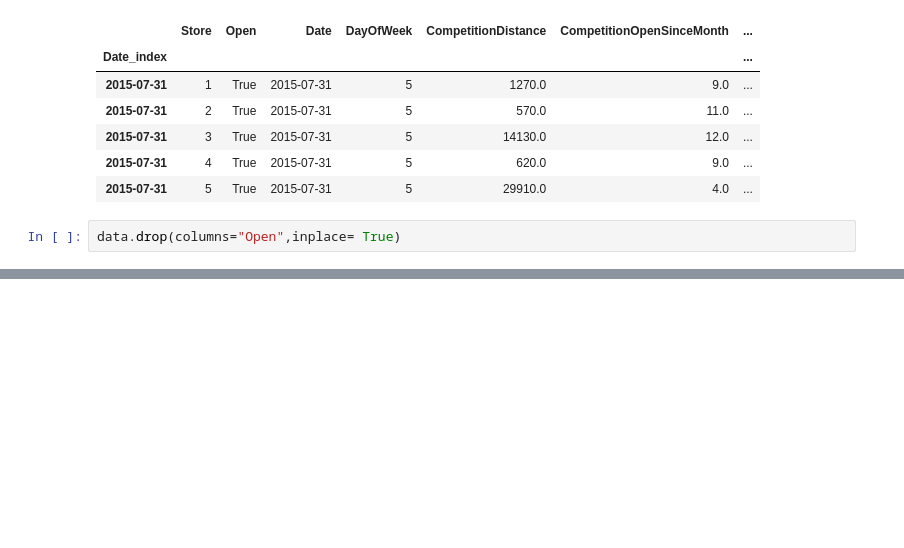
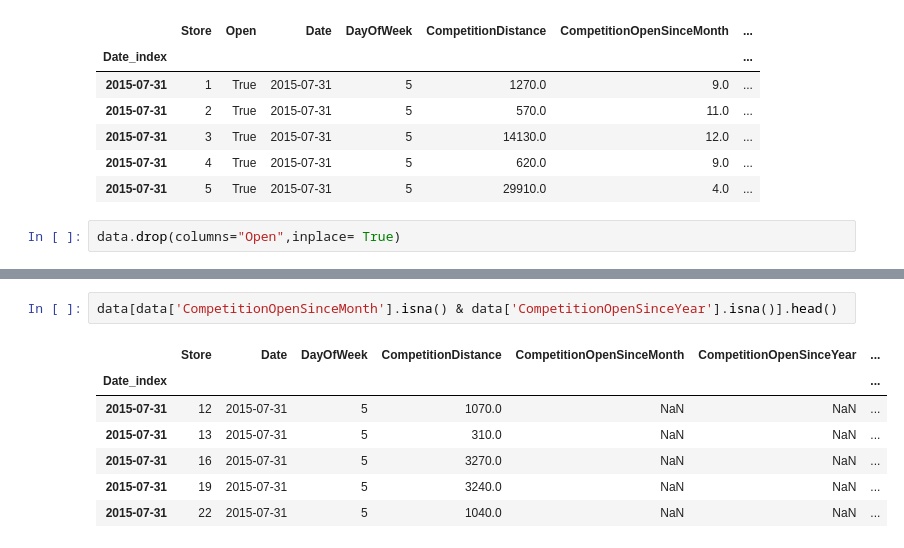
Before and after one commit to AhmedMagdy-GH/sales-forecasting-optimization, a Jupyter notebook: Notebooks/Preprocessing/03_data_cleaning.ipynb, the cells around one changed output, grey strips where cells are left out. Cells and saved outputs as stored; diff of their text form; blank space fills up the shorter version.

```diff
--- a/Notebooks/Preprocessing/03_data_cleaning.ipynb
+++ b/Notebooks/Preprocessing/03_data_cleaning.ipynb
@@ -348,0 +424,10 @@ data.drop(columns="Open",inplace= True)
+# %%
+data[data['CompetitionOpenSinceMonth'].isna() & data['CompetitionOpenSinceYear'].isna()].head()
+# %% [output]
+|  | Store | Date | DayOfWeek | CompetitionDistance | CompetitionOpenSinceMonth | CompetitionOpenSinceYear | ... |
+| Date_index |  |  |  |  |  |  | ... |
+| 2015-07-31 | 12 | 2015-07-31 | 5 | 1070.0 | NaN | NaN | ... |
+| 2015-07-31 | 13 | 2015-07-31 | 5 | 310.0 | NaN | NaN | ... |
+| 2015-07-31 | 16 | 2015-07-31 | 5 | 3270.0 | NaN | NaN | ... |
+| 2015-07-31 | 19 | 2015-07-31 | 5 | 3240.0 | NaN | NaN | ... |
+| 2015-07-31 | 22 | 2015-07-31 | 5 | 1040.0 | NaN | NaN | ... |
```
Also changed, not shown: parts of 19 cells of this notebook, 1 other file.
